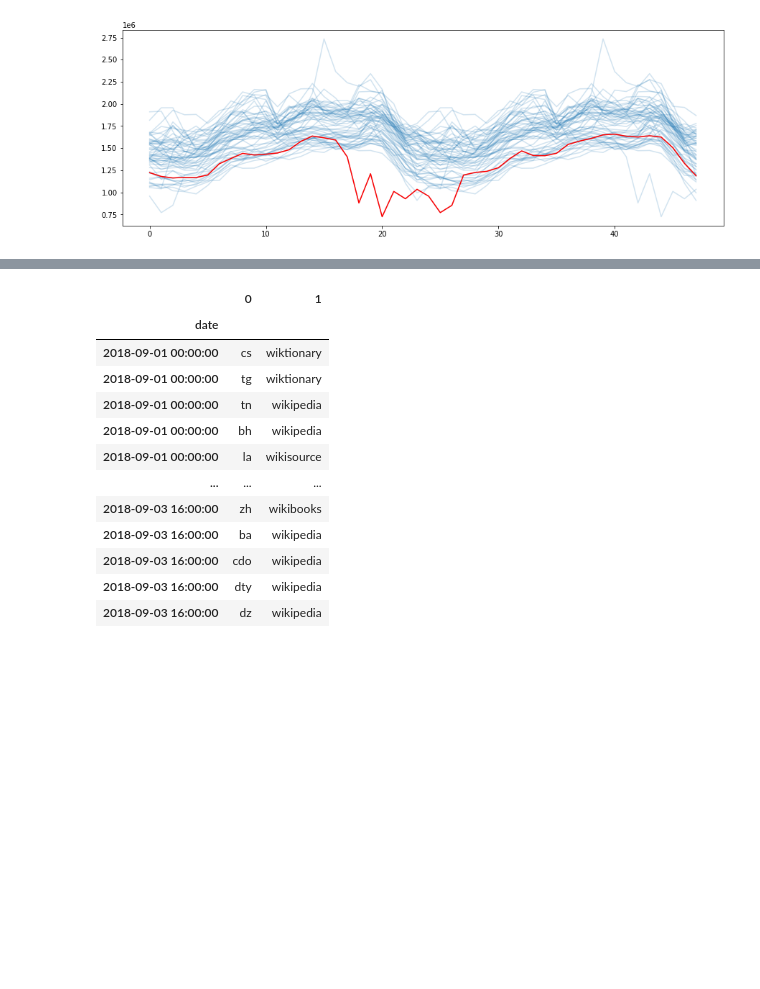
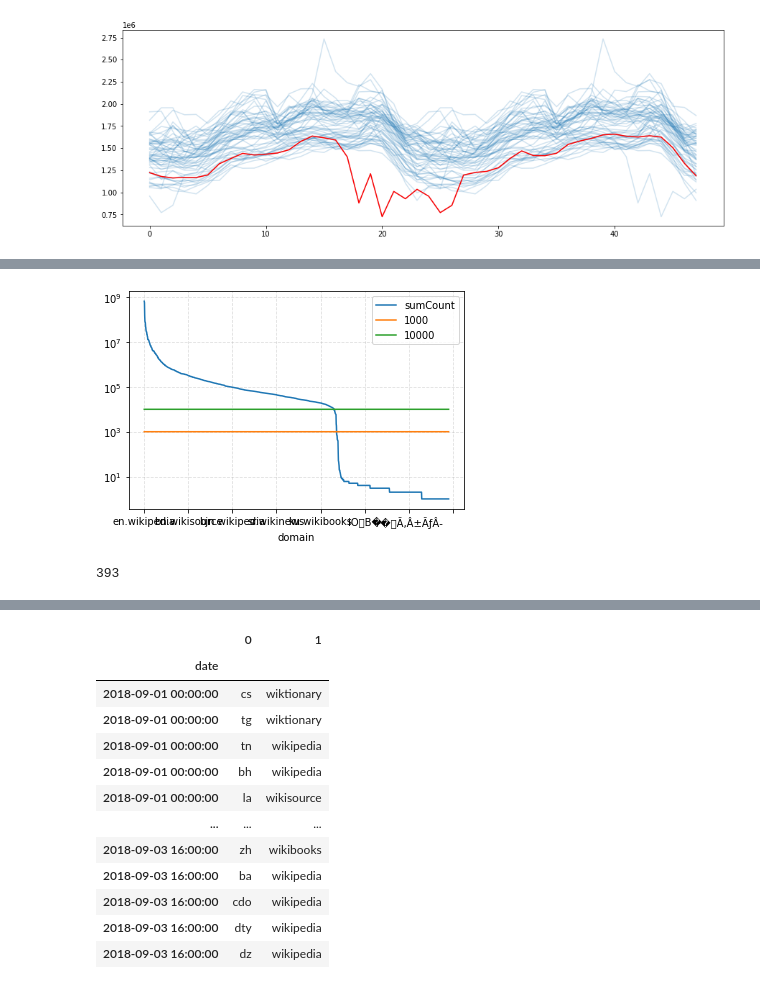
Before and after one commit to charelF/LSDEW4, a Jupyter notebook: exploration/charel/charel_attack_exploration.ipynb, the cells around one changed output, grey strips where cells are left out. Saved outputs shown, nothing was run; the diff lists cells and outputs as text; code cells hidden in the pictures; blank space fills up the shorter version.

```diff
--- a/exploration/charel/charel_attack_exploration.ipynb
+++ b/exploration/charel/charel_attack_exploration.ipynb
@@ -152,0 +124,9 @@ Name: sumCount, dtype: int64
+# %%
+dfg.plot(logy=True, linestyle="-")
+plt.plot(dfg.index, [1000]*len(dfg), label="1000")
+plt.plot(dfg.index, [10000]*len(dfg), label="10000")
+plt.grid(linestyle="--", alpha=0.4, which="both")
+plt.legend()
+plt.show()
+# %% [output]
+[figure, added]
@@ -152,0 +141,7 @@ Name: sumCount, dtype: int64
+# %%
+df6 = df2.copy()
+df6.loc[df_treshold["sumCount"], "newDomain"] = df6[df_treshold["sumCount"]].domain
+df6.loc[~df_treshold["sumCount"], "newDomain"] = "combined.domain"
+print(len(df6.newDomain.unique()))
+# %% [output]
+393
```
Also changed, not shown: parts of 9 cells of this notebook.
